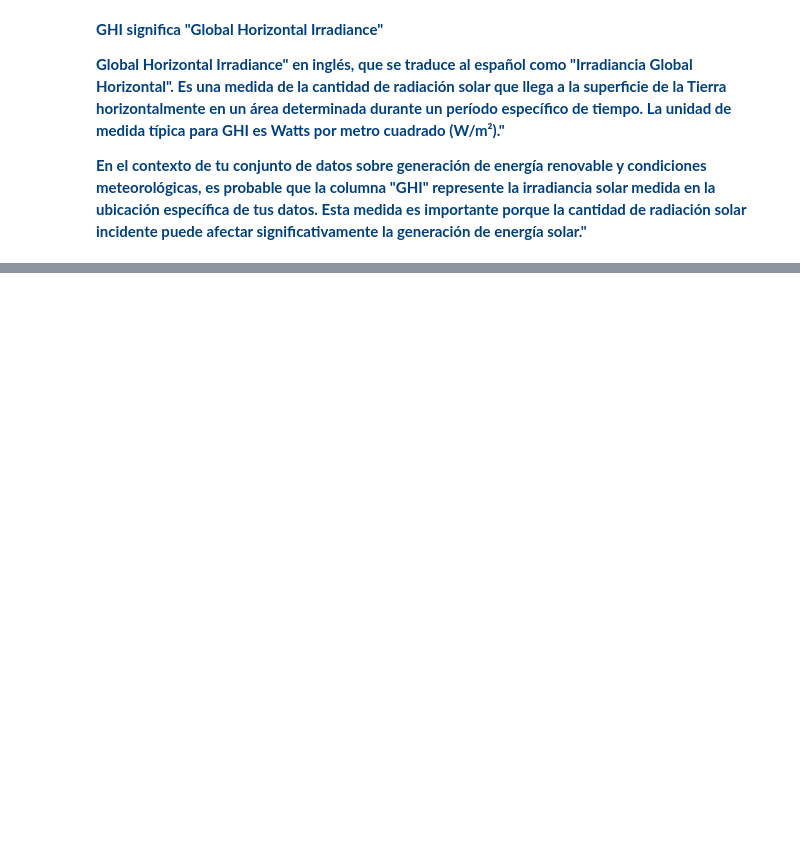
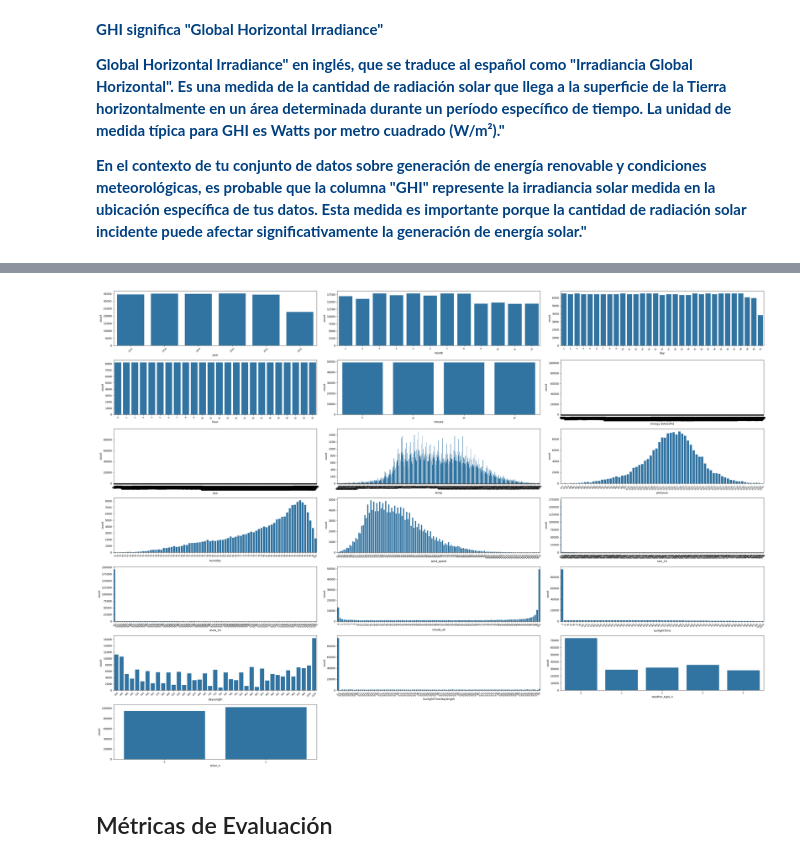
Before and after one commit to 4GeeksAcademy/Kurganova_ProyectoFin, a Jupyter notebook: src/explore.ipynb, the cells around one changed output, grey strips where cells are left out. Drawn from its saved outputs; the diff is of its cells as text; code cells hidden in the pictures; blank space fills up the shorter version.

```diff
--- a/src/explore.ipynb
+++ b/src/explore.ipynb
@@ -687,0 +665,22 @@ plt.show()
+# %%
+import seaborn as sns
+import matplotlib.pyplot as plt
+
+# Configuración de tamaño del gráfico
+plt.figure(figsize=(35, 25))
+
+# Obtener el número total de columnas y calcular el número de filas necesarias
+num_columnas = len(df2.columns)
+num_filas = (num_columnas - 1) // 3 + 1  # Se redondea hacia arriba
+
+# Iterar sobre las columnas seleccionadas
+for i, columna in enumerate(df2.columns):
+    plt.subplot(num_filas, 3, i + 1)  # Crear un subplot
+    sns.countplot(data=df2, x=columna)  # Crear el countplot
+    plt.xticks(rotation=45, fontsize=8)  # Rotar etiquetas del eje x y ajustar su tamaño
+    plt.xlabel(columna, fontsize=10)  # Añadir etiqueta del eje x
+
+plt.tight_layout()  # Ajustar el diseño para evitar solapamientos
+plt.show()  # Mostrar los gráficos
+# %% [output]
+[figure, added]
@@ -687,0 +694,2 @@ plt.show()
+# %% [markdown]
+## Métricas de Evaluación
```
Also changed, not shown: parts of 31 cells of this notebook, 1 other file.
